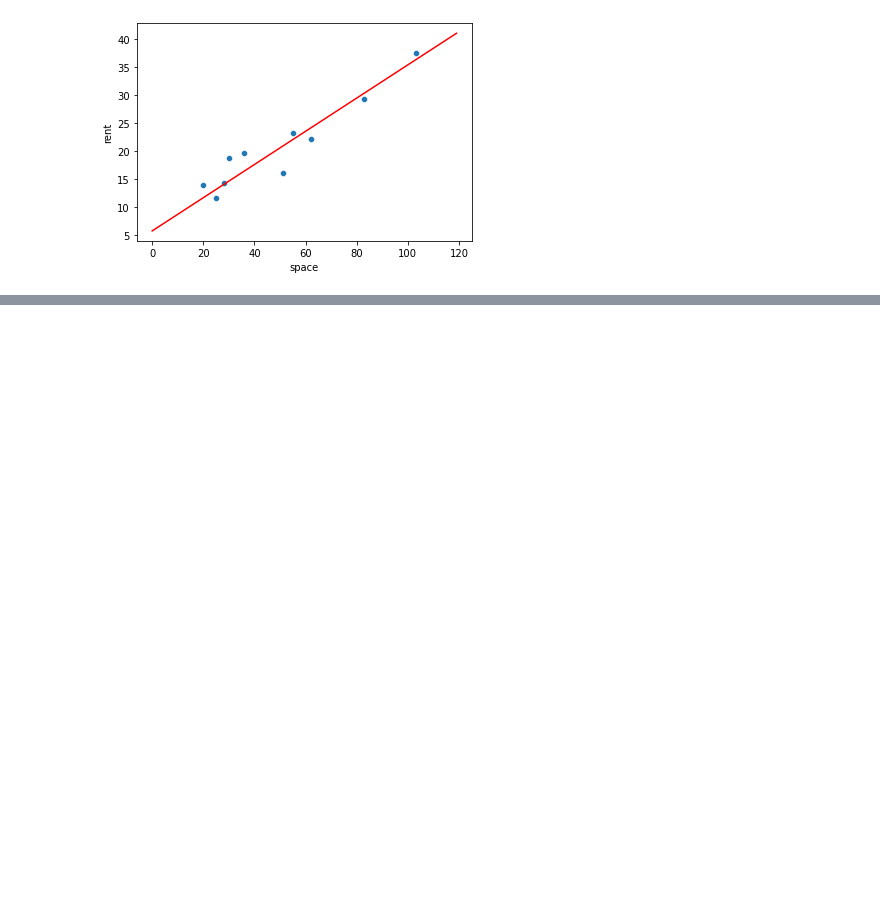
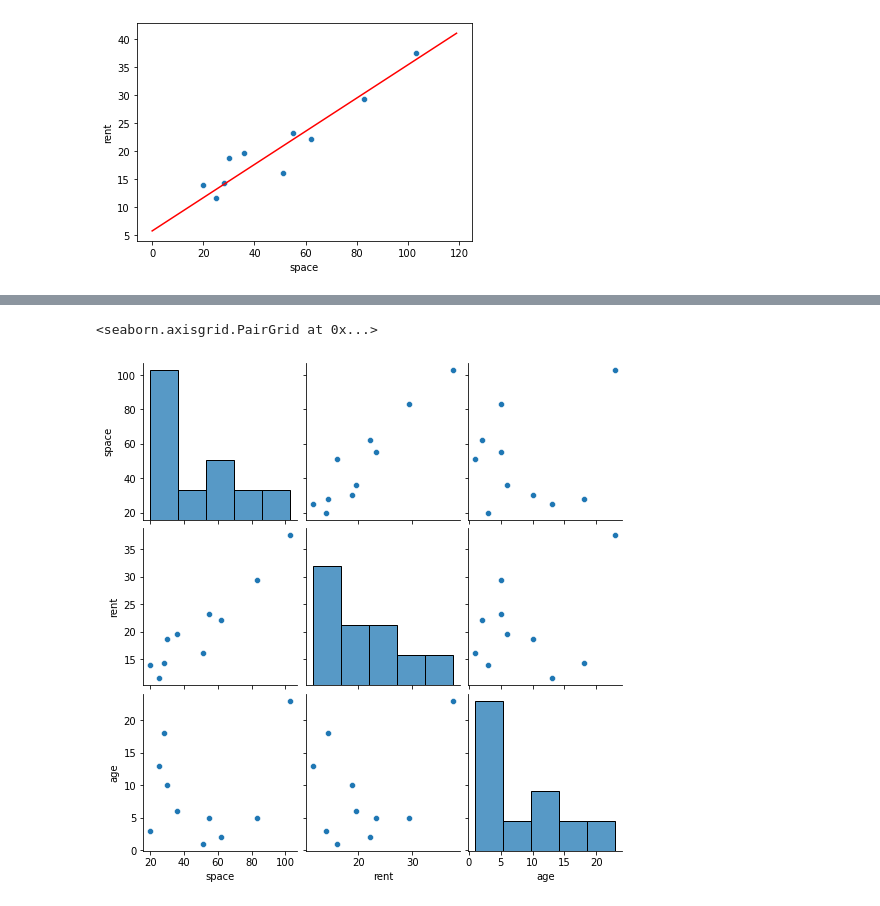
Before and after one commit to KK-raven/practice-machine-learning, a Jupyter notebook: practice.ipynb, the cells around one changed output, grey strips where cells are left out. Cells and saved outputs as stored; diff of their text form; code cells hidden in the pictures; blank space fills up the shorter version.

```diff
--- a/practice.ipynb
+++ b/practice.ipynb
@@ -165,0 +331,7 @@ plt.plot(x_value, y_value, 'r')
+# %%
+# data
+df = pd.read_csv('sample_data2.csv')
+y_col = 'rent'
+X = df.loc[:, df.columns!=y_col]
+y = df[y_col]
+X.head(3)
@@ -165,0 +380,5 @@ plt.plot(x_value, y_value, 'r')
+# %%
+sns.pairplot(df)
+# %% [output]
+<seaborn.axisgrid.PairGrid at 0x...>
+[figure, added]
```
Also changed, not shown: parts of 38 cells of this notebook.
